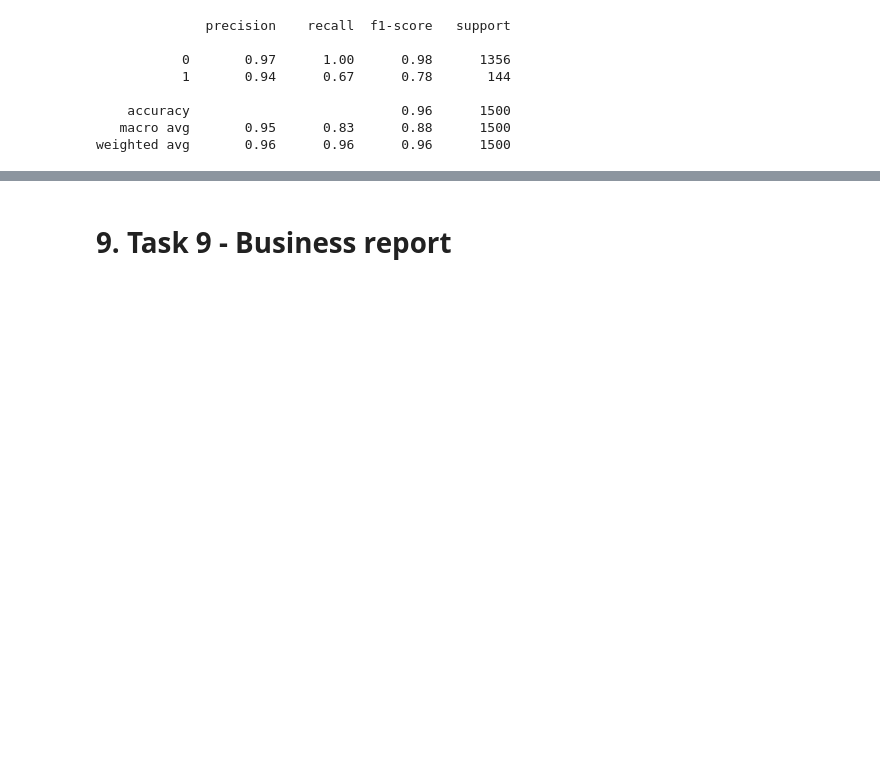
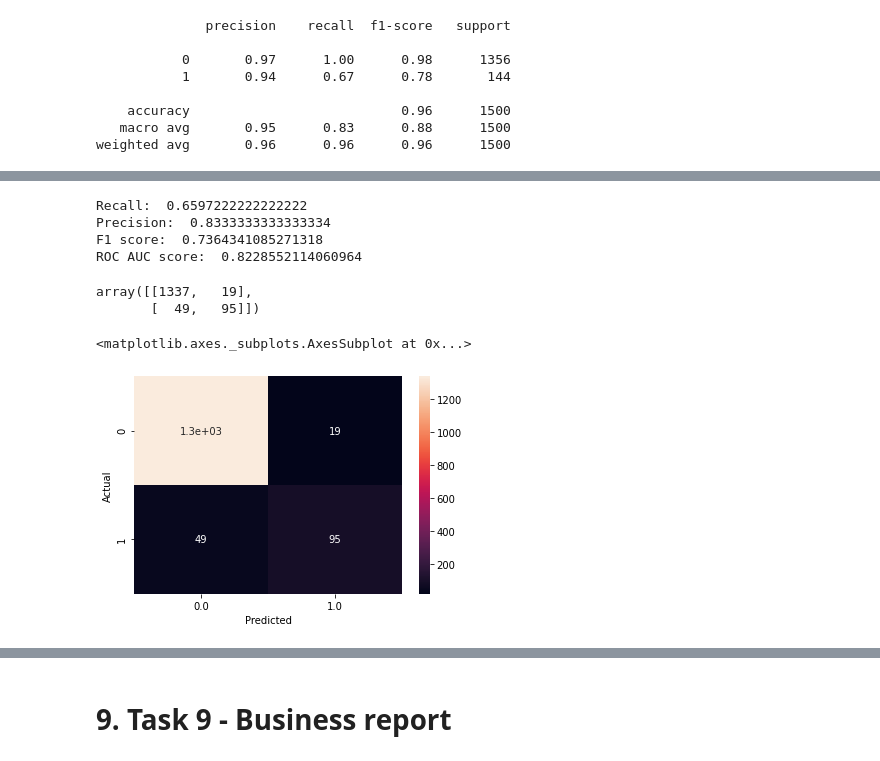
Before and after one commit to NIRMAL250/ML_Project_Internship, a Jupyter notebook: ML_Project.ipynb, the cells around one changed output, grey strips where cells are left out. Cells and saved outputs as stored; diff of their text form; code cells hidden in the pictures; blank space fills up the shorter version.

```diff
--- a/ML_Project.ipynb
+++ b/ML_Project.ipynb
@@ -716,0 +731,11 @@ weighted avg       0.96      0.96      0.96      1500
+# %%
+# Sigmoid activation function
+def sigmoid(Z):
+  A = 1/(1 + np.exp(-Z))
+  return A
+# %%
+# Initializing weight and bias with 0
+def initialize_with_zeros(dim):
+  W = np.zeros((dim, 1))
+  b = 0
+  return W, b
@@ -716,0 +905,3 @@ weighted avg       0.96      0.96      0.96      1500
+# %%
+# Training and testing our model
+d = model(train_X_nn, train_Y_nn, test_X_nn, test_Y_nn, num_iterations = 2000, learning_rate = 0.9, print_cost = True)
@@ -716,0 +926,26 @@ weighted avg       0.96      0.96      0.96      1500
+# %%
+# Other methods for evaluating model's performance
+prediction_nn = predict(d['w'], d['b'], test_X_nn)
+print("Recall: ", recall_score(test_Y, prediction_nn.T))
+print("Precision: ", precision_score(test_Y, prediction_nn.T))
+print("F1 score: ", f1_score(test_Y, prediction_nn.T))
+print("ROC AUC score: ", roc_auc_score(test_Y, prediction_nn.T))
+# %% [output]
+Recall:  0.6597222222222222
+Precision:  0.8333333333333334
+F1 score:  0.7364341085271318
+ROC AUC score:  0.8228552114060964
+# %%
+# Confusion matix for logistic regression with Neural network
+cm(test_Y, prediction_nn.T)
+# %% [output]
+array([[1337,   19],
+       [  49,   95]])
+# %%
+# Confusion matrix for test data.
+# False Negative value of logistic regression with neural network is not that desirable.
+confusion_matrix = pd.crosstab(test_Y, prediction_nn.T.reshape(1500,), rownames=['Actual'], colnames=['Predicted'])
+sns.heatmap(confusion_matrix, annot=True)
+# %% [output]
+<matplotlib.axes._subplots.AxesSubplot at 0x...>
+[figure, added]
```
Also changed, not shown: parts of 16 cells of this notebook.
